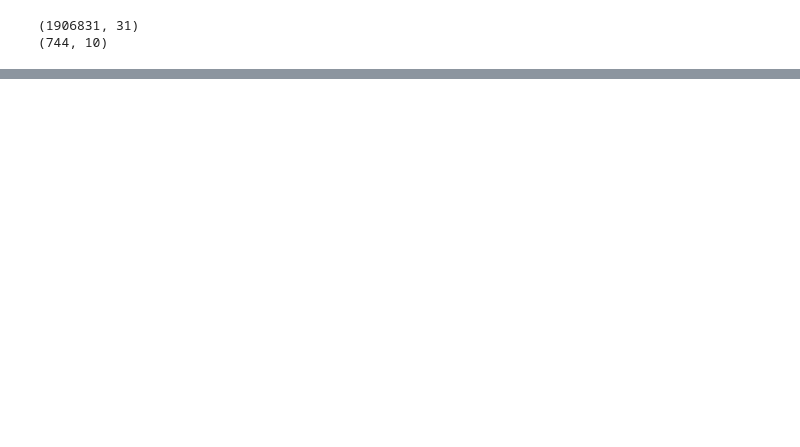
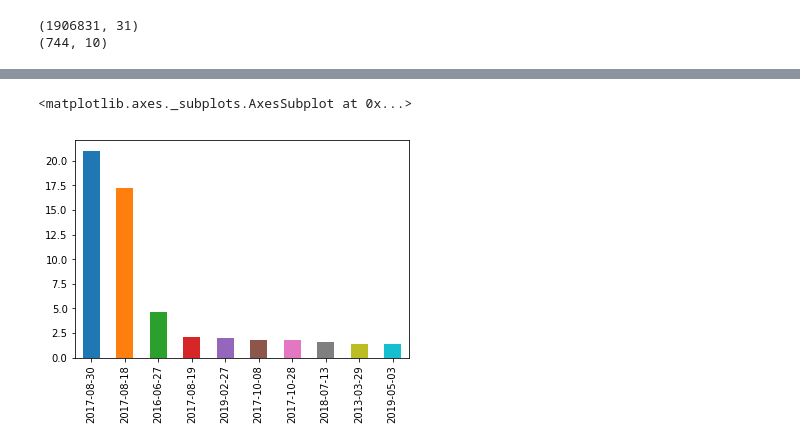
Before and after one commit to Carlping/Information-operations-directed-at-Hong-Kong, a Jupyter notebook: twitter_eda.ipynb, the cells around one changed output, grey strips where cells are left out. Cells and saved outputs as stored; diff of their text form; code cells hidden in the pictures; blank space fills up the shorter version.

```diff
--- a/twitter_eda.ipynb
+++ b/twitter_eda.ipynb
@@ -37,0 +57,7 @@ print(user.shape)
+# %%
+no_location = user[user['user_reported_location'].isnull()].copy()
+fig = plt.figure()
+((pd.value_counts(no_location['account_creation_date'])[:10])/562*100).plot.bar()
+# %% [output]
+<matplotlib.axes._subplots.AxesSubplot at 0x...>
+[figure, added]
```
Also changed, not shown: parts of 23 cells of this notebook.
